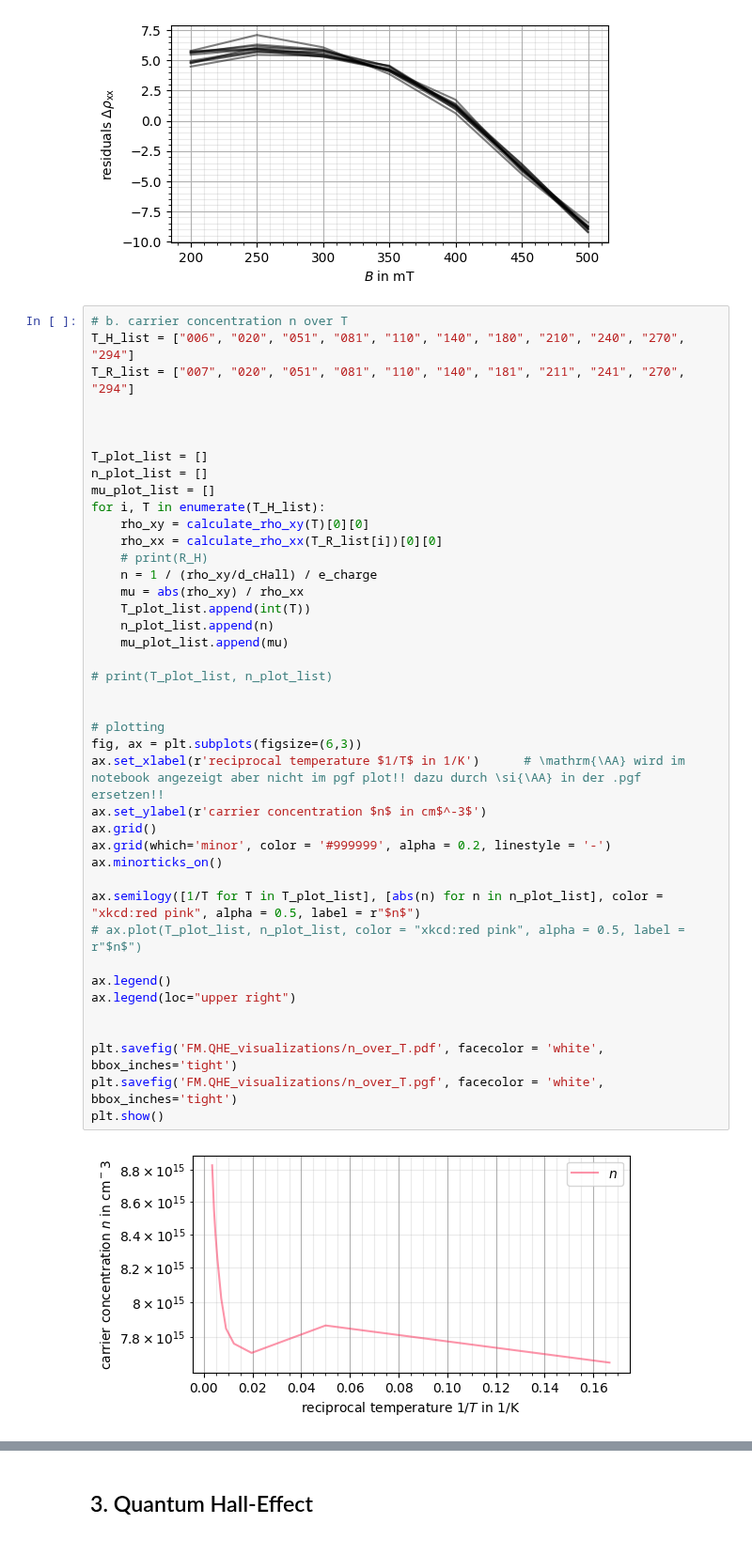
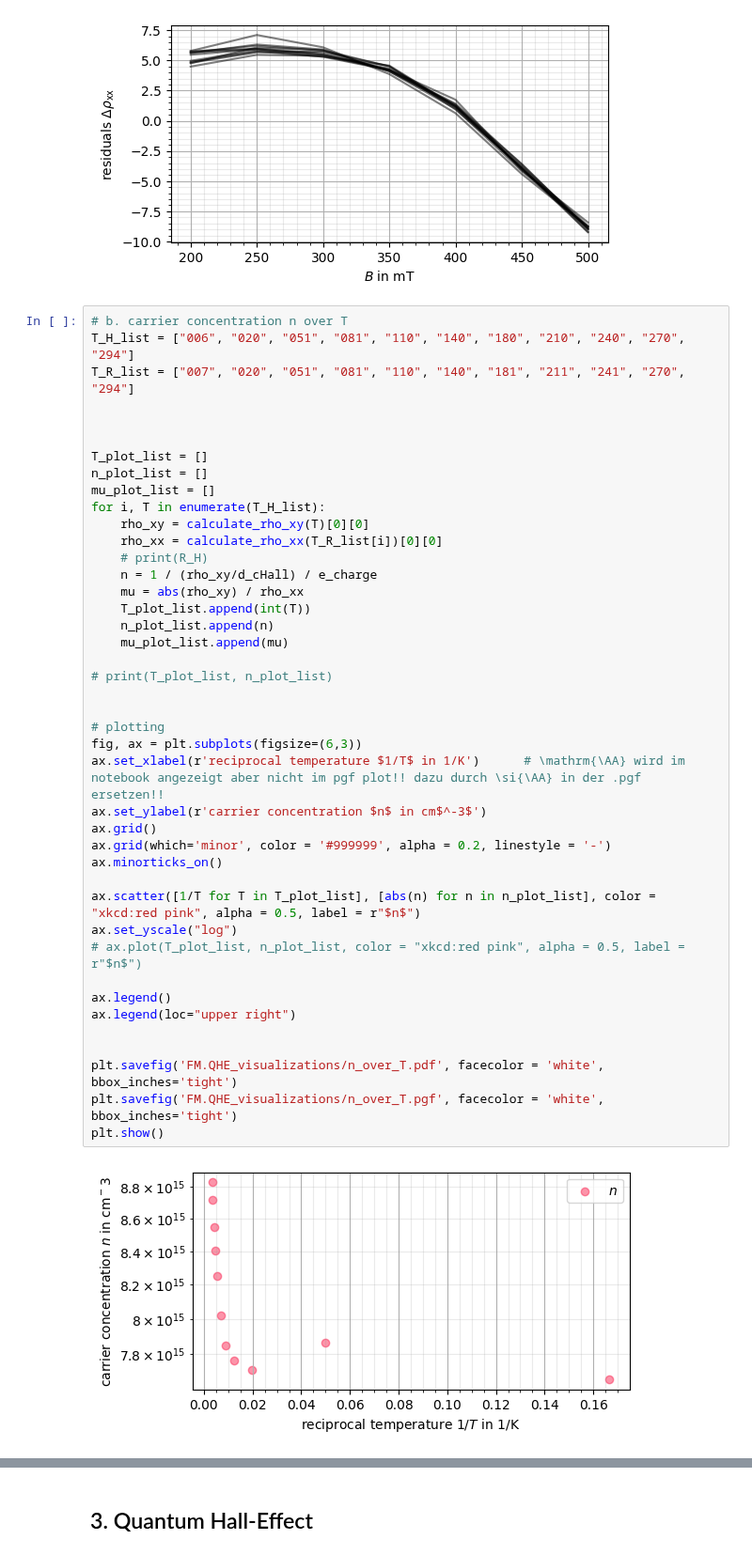
Before and after one commit to CVC97/ALC-24-25, a Jupyter notebook: FM.QHE_quantum_hall_effect/fm_qhe_data_analysis.ipynb, the cells around one changed output, grey strips where cells are left out. Shown at 94% size. Saved outputs shown, nothing was run; the diff lists cells and outputs as text.

```diff
--- a/FM.QHE_quantum_hall_effect/fm_qhe_data_analysis.ipynb
+++ b/FM.QHE_quantum_hall_effect/fm_qhe_data_analysis.ipynb
@@ -243,35 +249,36 @@ for i, T in enumerate(T_H_list):
     rho_xy = calculate_rho_xy(T)[0][0]
     rho_xx = calculate_rho_xx(T_R_list[i])[0][0]
     # print(R_H)
     n = 1 / (rho_xy/d_cHall) / e_charge
     mu = abs(rho_xy) / rho_xx
     T_plot_list.append(int(T))
     n_plot_list.append(n)
     mu_plot_list.append(mu)
 
 # print(T_plot_list, n_plot_list)
 
 
 # plotting
 fig, ax = plt.subplots(figsize=(6,3))
 ax.set_xlabel(r'reciprocal temperature $1/T$ in 1/K')      # \mathrm{\AA} wird im notebook angezeigt aber nicht im pgf plot!! dazu durch \si{\AA} in der .pgf ersetzen!!
 ax.set_ylabel(r'carrier concentration $n$ in cm$^-3$')
 ax.grid()
 ax.grid(which='minor', color = '#999999', alpha = 0.2, linestyle = '-')
 ax.minorticks_on()
 
-ax.semilogy([1/T for T in T_plot_list], [abs(n) for n in n_plot_list], color = "xkcd:red pink", alpha = 0.5, label = r"$n$")
+ax.scatter([1/T for T in T_plot_list], [abs(n) for n in n_plot_list], color = "xkcd:red pink", alpha = 0.5, label = r"$n$")
+ax.set_yscale("log")
 # ax.plot(T_plot_list, n_plot_list, color = "xkcd:red pink", alpha = 0.5, label = r"$n$")
 
 ax.legend()
 ax.legend(loc="upper right")
 
 
 plt.savefig('FM.QHE_visualizations/n_over_T.pdf', facecolor = 'white', bbox_inches='tight')
 plt.savefig('FM.QHE_visualizations/n_over_T.pgf', facecolor = 'white', bbox_inches='tight')
 plt.show()
 # %% [output]
-[figure, old version]
+[figure, new version]
 # %%
 # b. mobility mu over T
 
```
Also changed, not shown: parts of 4 cells of this notebook, 9 other files.
